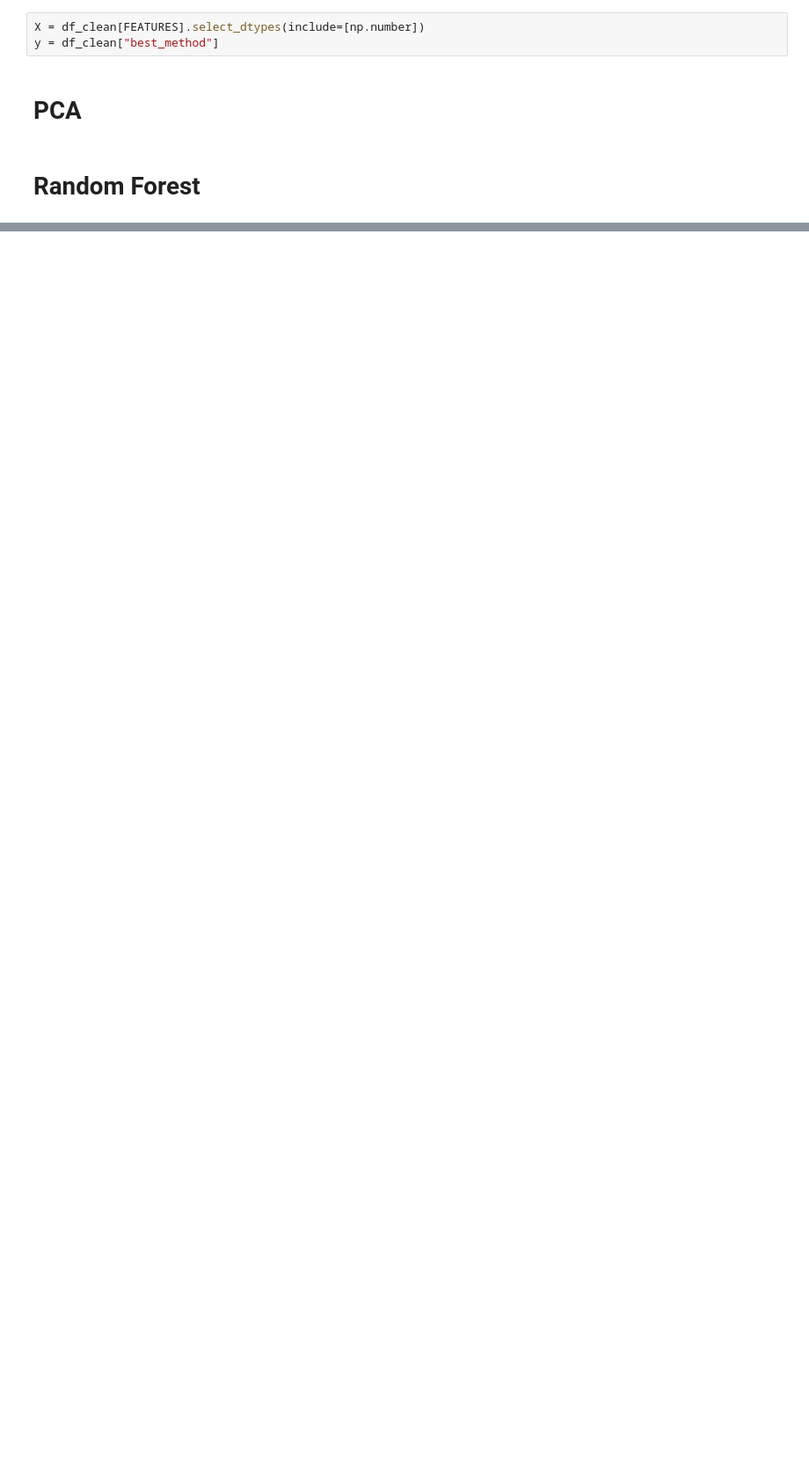
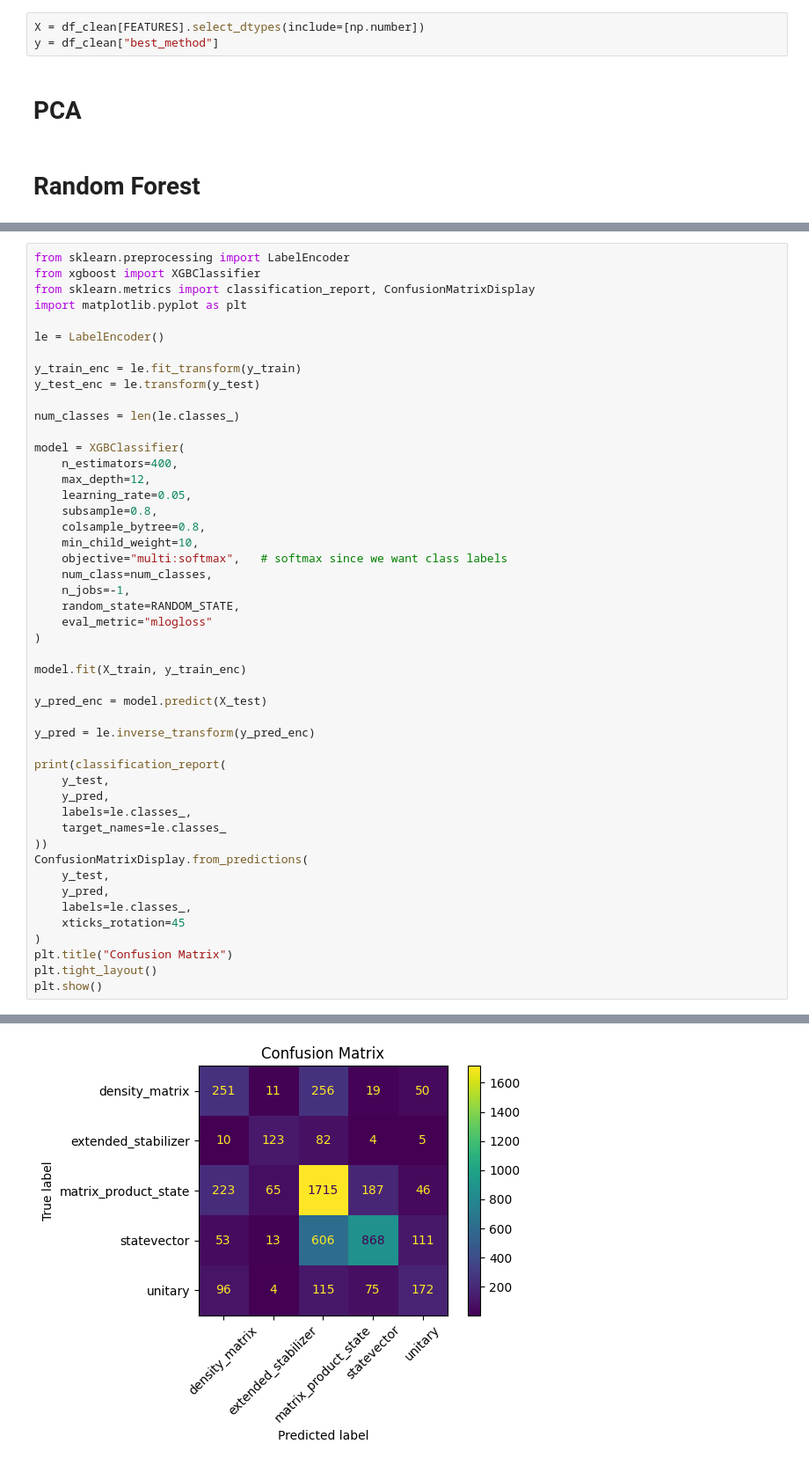
Before and after one commit to andreiilinescu/InferQ, a Jupyter notebook: analysis/selector.ipynb, the cells around one changed output, grey strips where cells are left out. Shown at 88% size. Drawn from its saved outputs; the diff is of its cells as text; blank space fills up the shorter version.

```diff
--- a/analysis/selector.ipynb
+++ b/analysis/selector.ipynb
@@ -376,0 +265,49 @@ matrix_product_state       0.74      0.73      0.73      3712
+# %%
+from sklearn.preprocessing import LabelEncoder
+from xgboost import XGBClassifier
+from sklearn.metrics import classification_report, ConfusionMatrixDisplay
+import matplotlib.pyplot as plt
+
+le = LabelEncoder()
+
+y_train_enc = le.fit_transform(y_train)
+y_test_enc = le.transform(y_test)
+
+num_classes = len(le.classes_)
+
+model = XGBClassifier(
+    n_estimators=400,
+    max_depth=12,
+    learning_rate=0.05,
+    subsample=0.8,
+    colsample_bytree=0.8,
+    min_child_weight=10,
+    objective="multi:softmax",   # softmax since we want class labels
+    num_class=num_classes,
+    n_jobs=-1,
+    random_state=RANDOM_STATE,
+    eval_metric="mlogloss"
+)
+
+model.fit(X_train, y_train_enc)
+
+y_pred_enc = model.predict(X_test)
+
+y_pred = le.inverse_transform(y_pred_enc)
+
+print(classification_report(
+    y_test,
+    y_pred,
+    labels=le.classes_,
+    target_names=le.classes_
+))
+ConfusionMatrixDisplay.from_predictions(
+    y_test,
+    y_pred,
+    labels=le.classes_,
+    xticks_rotation=45
+)
+plt.title("Confusion Matrix")
+plt.tight_layout()
+plt.show()
+# %% [output]
@@ -376,0 +325 @@ matrix_product_state       0.74      0.73      0.73      3712
+[figure, added]
```
Also changed, not shown: parts of 20 cells of this notebook, 7 other files.
